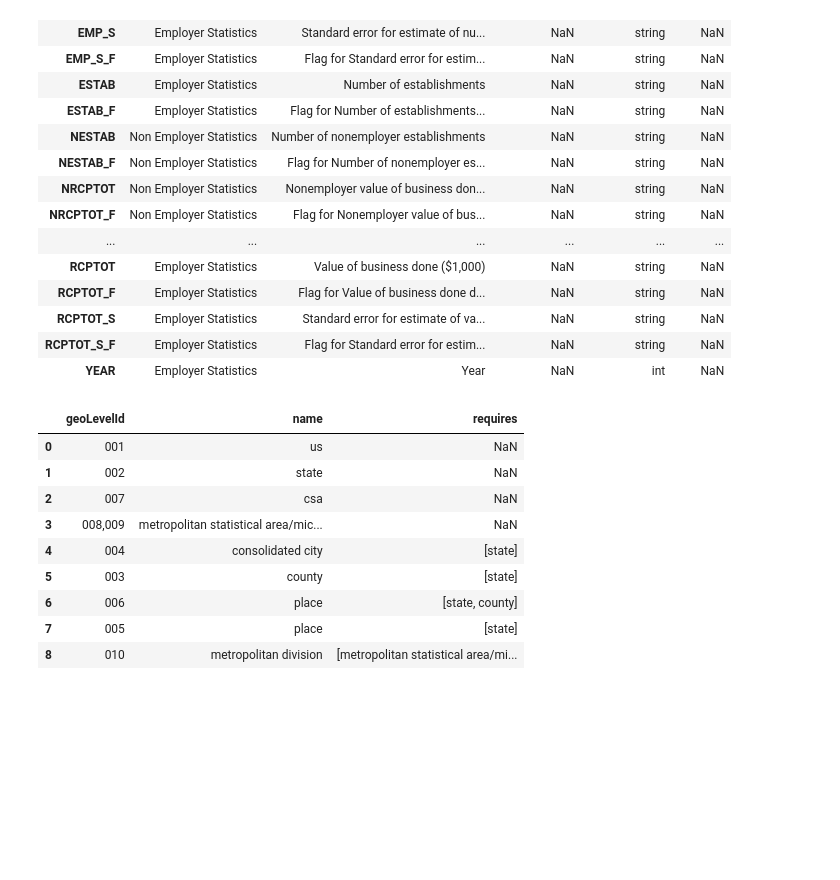
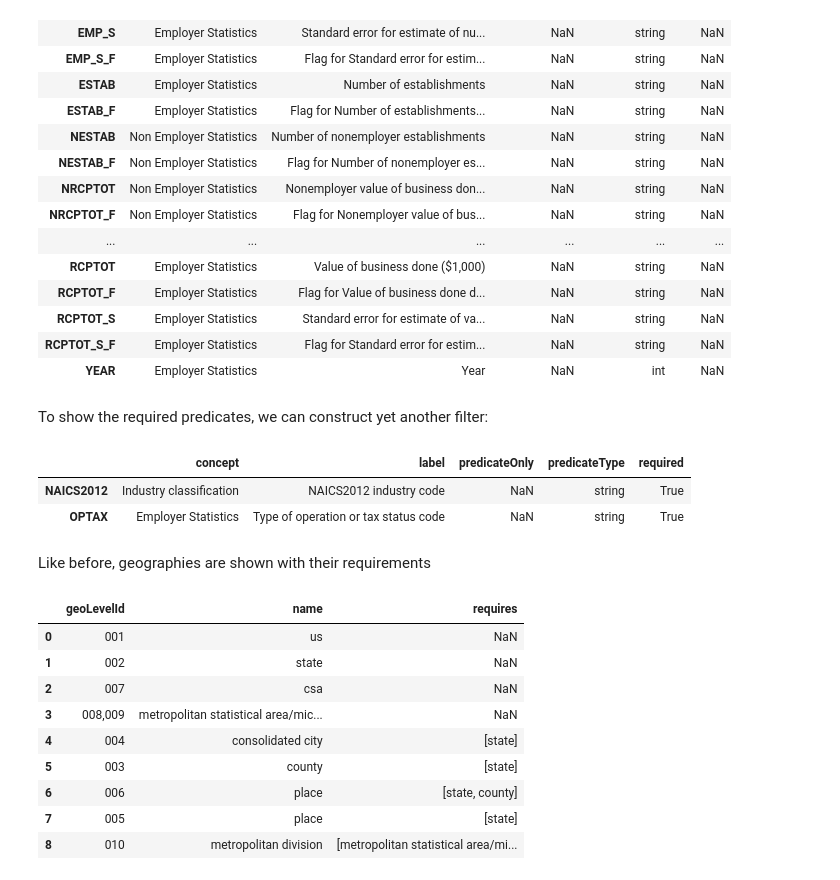
Before and after one commit to cenpy-devs/cenpy, a Jupyter notebook: demo.ipynb, the cells around one changed output. Saved outputs shown, nothing was run; the diff lists cells and outputs as text; code cells hidden in the pictures; blank space fills up the shorter version.

```diff
--- a/demo.ipynb
+++ b/demo.ipynb
@@ -167,6 +170,18 @@ conn2.variables[filt2]
 | RCPTOT_S | Employer Statistics | Standard error for estimate of va... | NaN | string | NaN |
 | RCPTOT_S_F | Employer Statistics | Flag for Standard error for estim... | NaN | string | NaN |
 | YEAR | Employer Statistics | Year | NaN | int | NaN |
+# %% [markdown]
+To show the required predicates, we can construct yet another filter:
+# %%
+filt3 = [True if x is True else False for x in conn2.variables['required']]
+# %%
+conn2.variables[filt3]
+# %% [output]
+|  | concept | label | predicateOnly | predicateType | required |
+| NAICS2012 | Industry classification | NAICS2012 industry code | NaN | string | True |
+| OPTAX | Employer Statistics | Type of operation or tax status code | NaN | string | True |
+# %% [markdown]
+Like before, geographies are shown with their requirements
 # %%
 conn2.geographies
 # %% [output]
```
Also changed, not shown: parts of 22 cells of this notebook, 1 other file.
